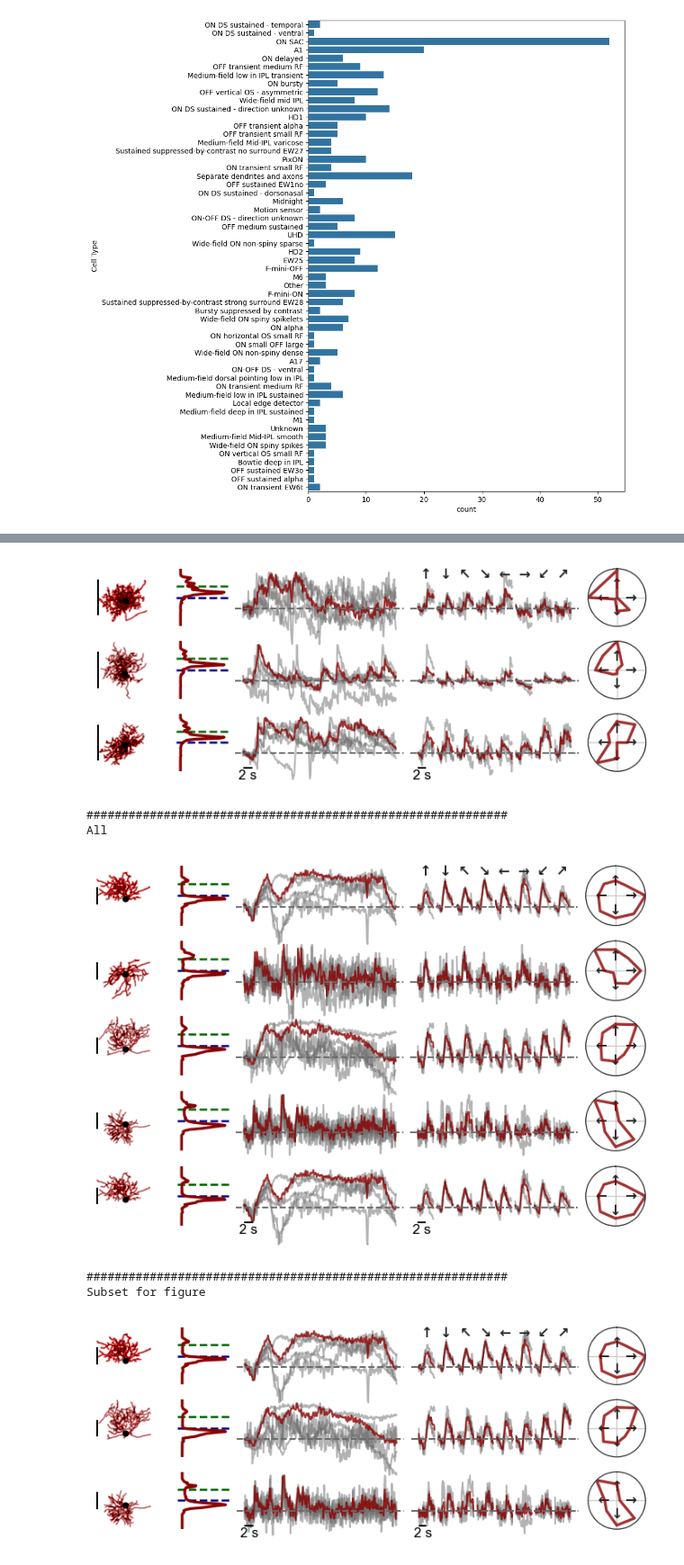
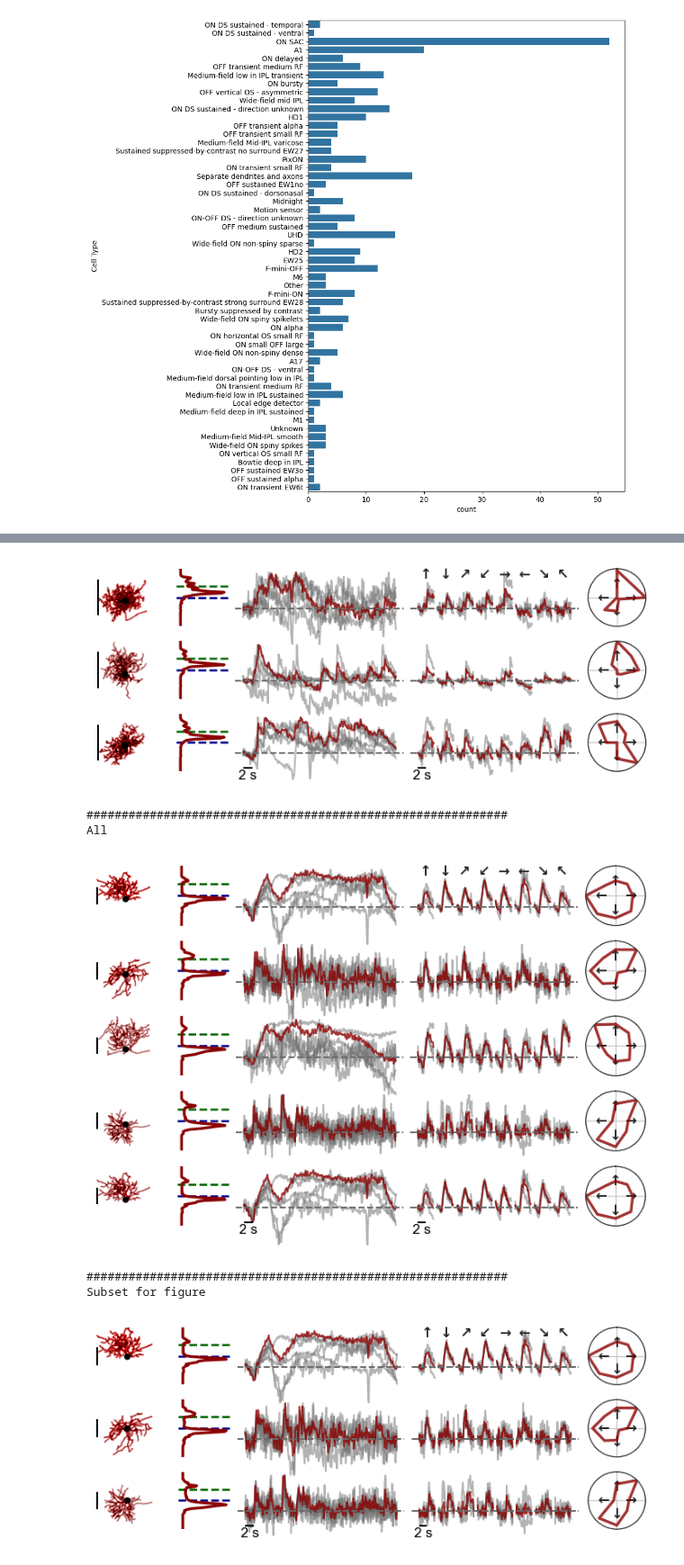
Before and after one commit to eyewire2/eyewire2-functional-analysis, a Jupyter notebook: notebooks/manuscript/Fig4 - part2.ipynb, the cells around one changed output, grey strips where cells are left out. Shown at 90% size. Saved outputs shown, nothing was run; the diff lists cells and outputs as text; code cells hidden in the pictures.

Commit message:
Update direction example plot.

```diff
--- a/notebooks/manuscript/Fig4 - part2.ipynb
+++ b/notebooks/manuscript/Fig4 - part2.ipynb
@@ -96,13 +96,13 @@ def plot_cells(df):
         ax.set_ylim(-0.5, +1.1)
 
         ax = axs[i, 3]
-        plot.plot_bar(ax=ax, row=row, annotate_dirs=False, annotate_symbols=i == 0)
+        plot.plot_bar(ax=ax, row=row, annotate_dirs=False, annotate_symbols=i == 0, ventral_up=False)
         if i == (df.shape[0] - 1):
             plot.plot_scale_bar(ax=ax, x0=1, y0=-0.4, size=2, text=True, tdist=0.05, unit='s')
         ax.set_ylim(-0.5, +1.1)
 
         ax = axs[i, 4]
-        plot.plot_bar_dir(ax=ax, row=row)
+        plot.plot_bar_dir(ax=ax, row=row, ventral_up=False)
 
     for ax in axs[:, :-1].flat:
         ax.set(xlabel=None, ylabel=None, xticks=[], yticks=[])
@@ -111,6 +111,9 @@ def plot_cells(df):
 
     plt.tight_layout(h_pad=0.5, w_pad=0.5)
     return fig, axs
+# %%
+df_merged['swc_path'] = ''
+df_merged['skel'] = None
 # %%
 from eyewire2_functional_analysis.skeleton import rotate_skel
 import skeliner as sk
@@ -119,11 +122,7 @@ import skeliner as sk
 def add_skels(df):
     df = df.copy()
     df['swc_path'] = df[seg_col_master].apply(lambda x: os.path.join(skel_dir, f"{x}.npz"))
-    df['swc_exists'] = df['swc_path'].apply(lambda x: os.path.isfile(x))
-    if np.any(~df['swc_exists']):
-        print('SWC not found:', df[~df['swc_exists']][seg_col_master].values)
-    df = df[df['swc_exists']]
-    df['skel'] = df['swc_path'].apply(lambda x: sk.io.load_npz(x))
+    df['skel'] = df.apply(lambda row: sk.io.load_npz(row['swc_path']) if os.path.isfile(row['swc_path']) else None, axis=1)
     return df
 # %%
 # https://spelunker.cave-explorer.org/#!middleauth+https://global.daf-apis.com/nglstate/api/v1/5112165299126272
@@ -167,11 +166,12 @@ uhd_list = [
     720575940558194576
 ]
 
-df_type = add_skels(deepcopy(df_merged[
+df_type = add_skels(df_merged[
     (df_merged[nuc_col_master].astype(int).isin(uhd_list))
     & ((df_merged.chirp_qidx > 0.45) | (df_merged.bar_qidx > 0.6))
     & (df_merged["Status"] == 'Complete')
-]))
+])
+df_type = df_type[df_type.skel.notnull()]
 
 if len(df_type) > 3:
     print('#' * 60)
@@ -187,7 +187,7 @@ fig, axs = plot_cells(df_type.iloc[:3])
 plt.savefig('./figures/examples_uhd.svg', transparent=True, dpi=600)
 plt.show()
 # %% [output]
-[figure, old version]
+[figure, new version]
 # %%
 # https://spelunker.cave-explorer.org/#!middleauth+https://global.daf-apis.com/nglstate/api/v1/5838312064417792
 
@@ -198,35 +198,36 @@ ds_seg_list = [
     720575940554848042,
     720575940555722562,
     720575940559131851,
     720575940567685999,
     720575940570207675,
     720575940579841113,
 ]
 
-df_type = add_skels(deepcopy(df_merged[
+df_type = add_skels(df_merged[
     (df_merged[seg_col_master].astype(int).isin(ds_seg_list))
     & ((df_merged.chirp_qidx > 0.45) | (df_merged.bar_qidx > 0.6))
     & (df_merged["Status"] == 'Complete')
-]))
+])
+df_type = df_type[df_type.skel.notnull()]
 
 if len(df_type) > 3:
     print('#' * 60)
     print('All')
 
     fig, axs = plot_cells(df_type)
     plt.show()
 
     print('#' * 60)
     print('Subset for figure')
 
 
-fig, axs = plot_cells(df_type.iloc[[0, 2, 3]])
+fig, axs = plot_cells(df_type.iloc[[0, 1, 3]])
 plt.savefig('./figures/examples_ds.svg', transparent=True, dpi=600)
 plt.show()
 # %% [output]
 ############################################################
 All
-[figure, old version]
+[figure, new version]
 ############################################################
 Subset for figure
-[figure, old version]
+[figure, new version]
```
Also changed, not shown: parts of 1 cell of this notebook, 4 other files.
